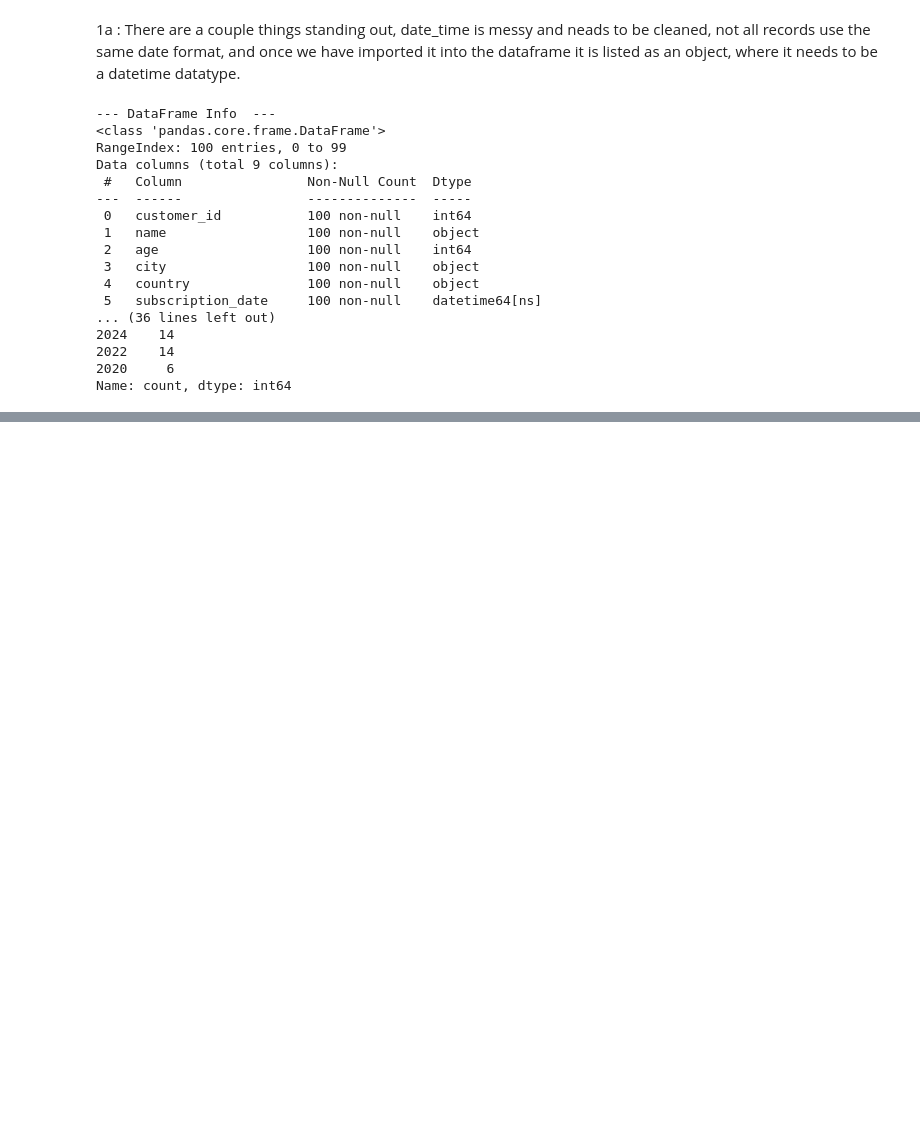
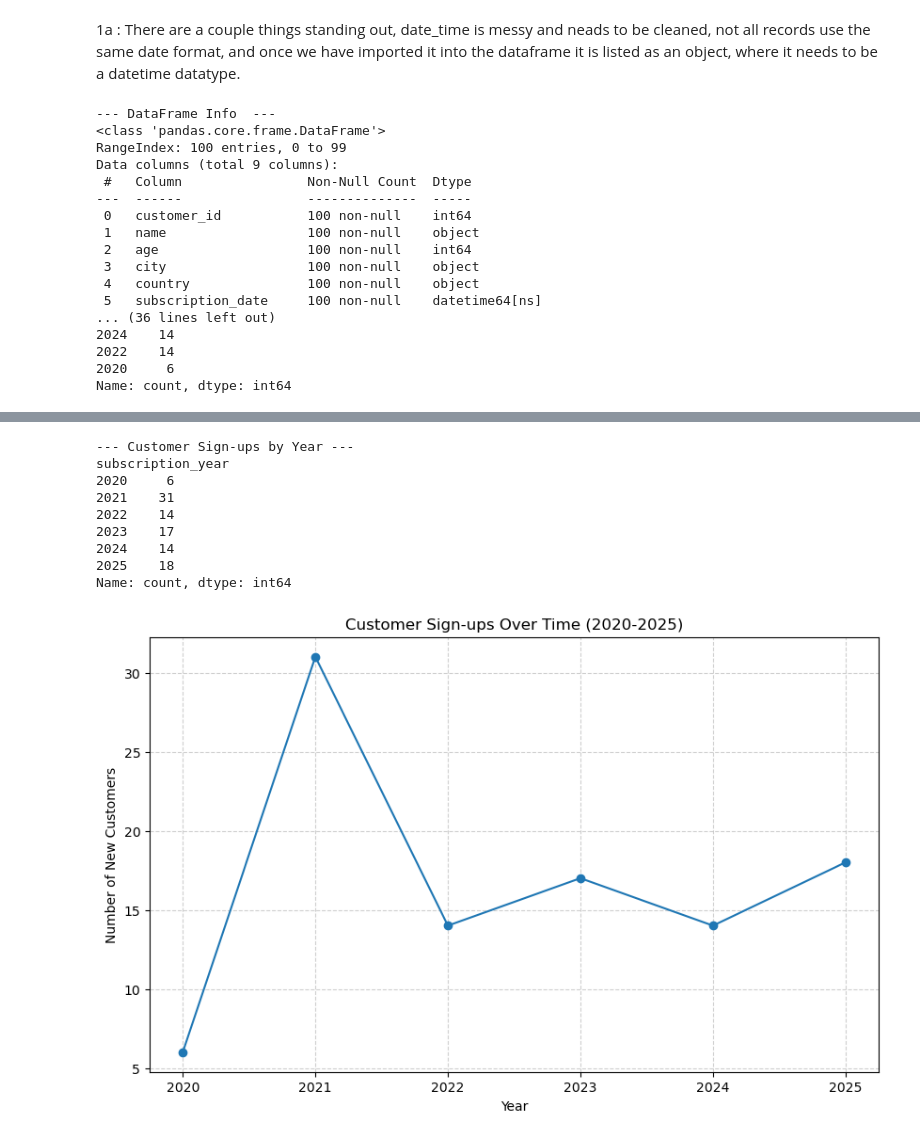
Before and after one commit to josvaEilertsen/ITPFAProject, a Jupyter notebook: Notebook.ipynb, the cells around one changed output, grey strips where cells are left out. Saved outputs shown, nothing was run; the diff lists cells and outputs as text; code cells hidden in the pictures; blank space fills up the shorter version.

```diff
--- a/Notebook.ipynb
+++ b/Notebook.ipynb
@@ -110,0 +153,40 @@ Name: count, dtype: int64
+# %%
+#1d
+import matplotlib.pyplot as plt
+
+#sorting
+signups_by_year = df_customers['subscription_year'].value_counts().sort_index()
+
+#Display
+print("--- Customer Sign-ups by Year ---")
+print(signups_by_year)
+
+#Creating plot
+plt.figure(figsize=(10, 6))
+plt.plot(
+    signups_by_year.index,
+    signups_by_year.values,
+    marker='o', #markers
+    linestyle='-' #solid line
+)
+
+#Labels and title
+plt.title('Customer Sign-ups Over Time (2020-2025)')
+plt.xlabel('Year')
+plt.ylabel('Number of New Customers')
+plt.grid(True, linestyle='--', alpha=0.6) #add grid
+plt.xticks(signups_by_year.index.astype(int)) #Ensure x-axis shows whole years (before I added this it did not display the year correctly)
+
+#Display Plot
+plt.show()
+# %% [output]
+--- Customer Sign-ups by Year ---
+subscription_year
+2020     6
+2021    31
+2022    14
+2023    17
+2024    14
+2025    18
+Name: count, dtype: int64
+[figure, added]
```
Also changed, not shown: parts of 1 cell of this notebook.
